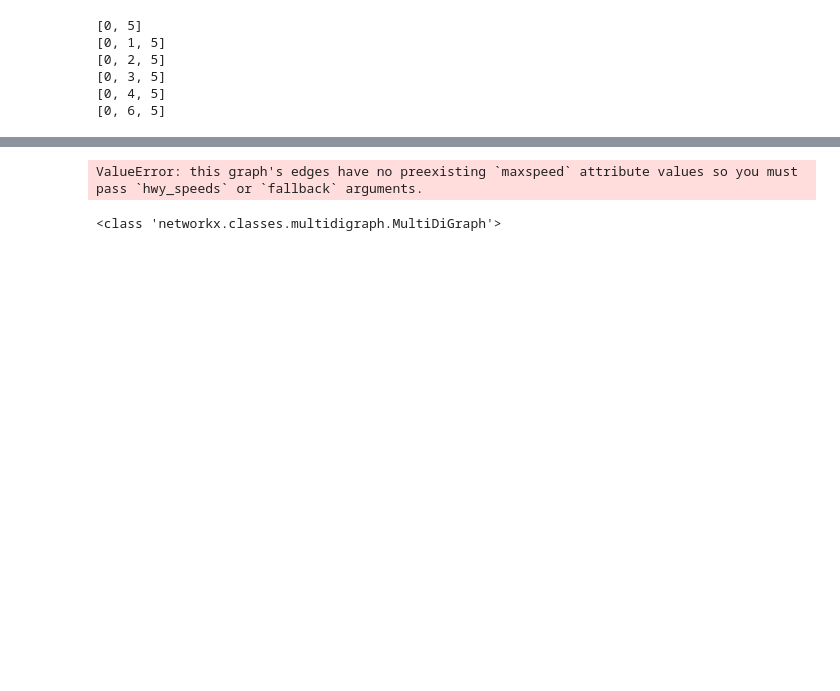
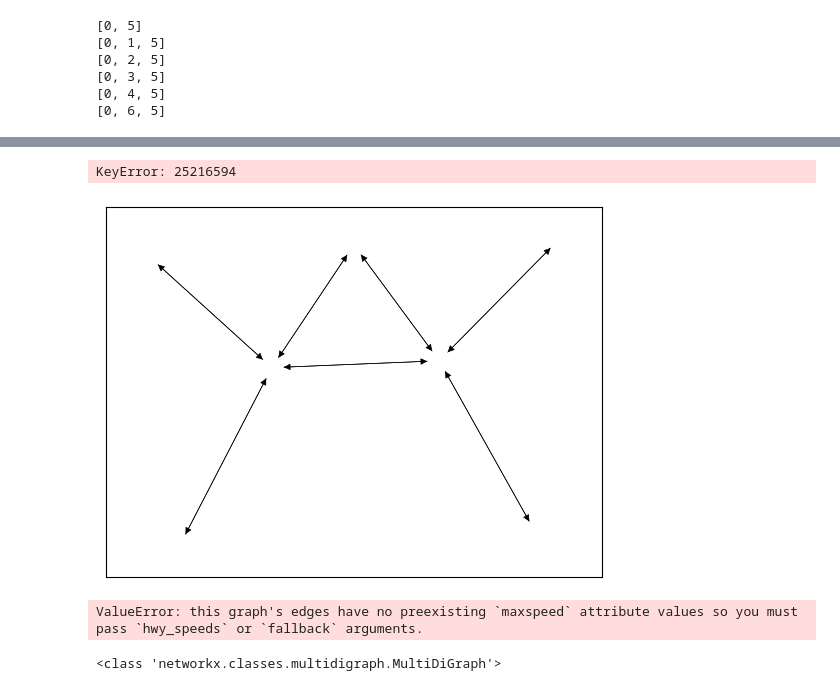
Before and after one commit to elgroselj/distributing_traffic, a Jupyter notebook: resevanje.ipynb, the cells around one changed output, grey strips where cells are left out. Saved outputs shown, nothing was run; the diff lists cells and outputs as text; code cells hidden in the pictures; blank space fills up the shorter version.

```diff
--- a/resevanje.ipynb
+++ b/resevanje.ipynb
@@ -125,3 +145,17 @@ None None The problem is infeasible. (HiGHS Status 8: model_status is Infeasible
+# %%
+def draw(G,paths=[[(1,3)]],with_labels = False):
+    pos = nx.spring_layout(G)
+    #nx.draw_networkx_nodes(G,pos, node_size = 100)
+    if with_labels:
+        nx.draw_networkx_labels(G, pos)
+    nx.draw_networkx_edges(G, pos, edge_color='k', width=0.5)
+    colors = "brgpy"
+    for ci, p in enumerate(paths):
+        nx.draw_networkx_edges(G, pos, edgelist=p, edge_color=colors[ci], width=2) # highlight elist
+draw(G,paths)
+# %% [output]
+KeyError: 25216594
+[figure, added]
 # %%
 import networkx as nx
 import osmnx as ox
```
Also changed, not shown: parts of 6 cells of this notebook.
